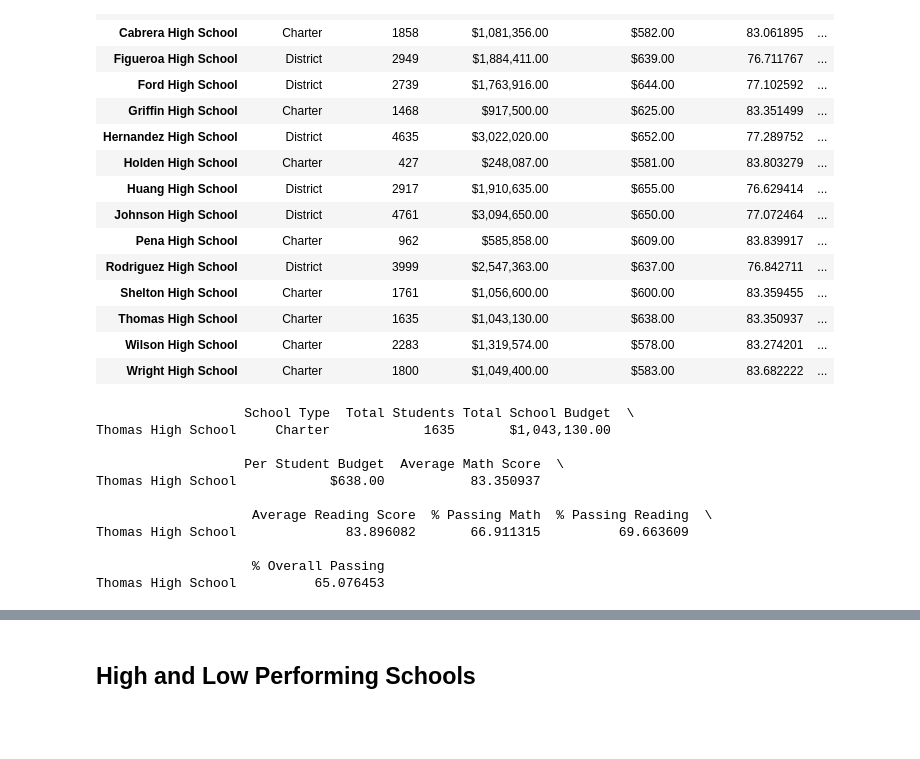
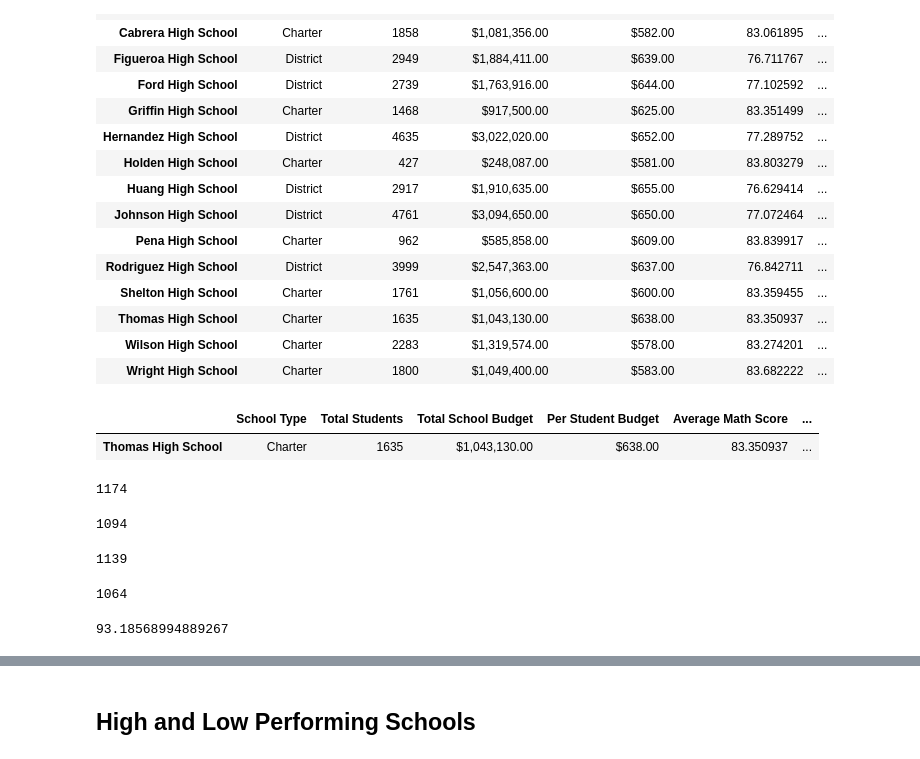
Before and after one commit to floramatos/School_District_Analysis, a Jupyter notebook: PyCitySchools_Challenge_testing.ipynb, the cells around one changed output, grey strips where cells are left out. Drawn from its saved outputs; the diff is of its cells as text; code cells hidden in the pictures; blank space fills up the shorter version.

Commit message:
Added Thomas High School 10 to 12th analysis

```diff
--- a/PyCitySchools_Challenge_testing.ipynb
+++ b/PyCitySchools_Challenge_testing.ipynb
@@ -265,29 +265,49 @@ per_school_summary_df
 | Thomas High School | Charter | 1635 | $1,043,130.00 | $638.00 | 83.350937 | ... |
 | Wilson High School | Charter | 2283 | $1,319,574.00 | $578.00 | 83.274201 | ... |
 | Wright High School | Charter | 1800 | $1,049,400.00 | $583.00 | 83.682222 | ... |
+# %%
+thomasHS_summary_df = per_school_summary_df.loc[["Thomas High School"]]
+thomasHS_summary_df
+# %% [output]
+|  | School Type | Total Students | Total School Budget | Per Student Budget | Average Math Score | ... |
+| Thomas High School | Charter | 1635 | $1,043,130.00 | $638.00 | 83.350937 | ... |
 # %%
 # Step 5.  Get the number of 10th-12th graders from Thomas High School (THS).
-thomasHS_summary_df = per_school_summary_df.loc[['Thomas High School']]
-print(thomasHS_summary_df)
+thomasHS_10to12th_count = per_school_summary_df.loc["Thomas High School", "Total Students"] - ThomasHS_9th_count
+thomasHS_10to12th_count
 # %% [output]
-                   School Type  Total Students Total School Budget  \
-Thomas High School     Charter            1635       $1,043,130.00
-
-                   Per Student Budget  Average Math Score  \
-Thomas High School            $638.00           83.350937
-
-                    Average Reading Score  % Passing Math  % Passing Reading  \
-Thomas High School              83.896082       66.911315          69.663609
-
-                    % Overall Passing
-Thomas High School          65.076453
+1174
 # %%
 # Step 6. Get all the students passing math from THS
+thomasHS_passing_math_count = school_data_complete_df.loc[(school_data_complete_df.school_name == "Thomas High School") &
+                                                          (school_data_complete_df.math_score >= 70),
+                                                          "Student ID"].count()
+thomasHS_passing_math_count
+# %% [output]
+1094
 # %%
 # Step 7. Get all the students passing reading from THS
+thomasHS_passing_reading_count = school_data_complete_df.loc[(school_data_complete_df.school_name == "Thomas High School") &
+                                                             (school_data_complete_df.reading_score >= 70),
+                                                             "Student ID"].count()
+thomasHS_passing_reading_count
+# %% [output]
+1139
 # %%
 # Step 8. Get all the students passing math and reading from THS
+thomasHS_passing_math_reading_count = school_data_complete_df.loc[(school_data_complete_df.school_name == "Thomas High School") &
+                                                                  (school_data_complete_df.math_score >= 70) &
+                                                                  (school_data_complete_df.reading_score >= 70),
+                                                                  "Student ID"].count()
+
+thomasHS_passing_math_reading_count
+# %% [output]
+1064
 # %%
 # Step 9. Calculate the percentage of 10th-12th grade students passing math from Thomas High School.
+thomasHS_10to12th_passing_math_percentage = thomasHS_passing_math_count / thomasHS_10to12th_count * 100
+thomasHS_10to12th_passing_math_percentage
+# %% [output]
+93.18568994889267
 # %%
 # Step 10. Calculate the percentage of 10th-12th grade students passing reading from Thomas High School.
```
Also changed, not shown: parts of 6 cells of this notebook.
